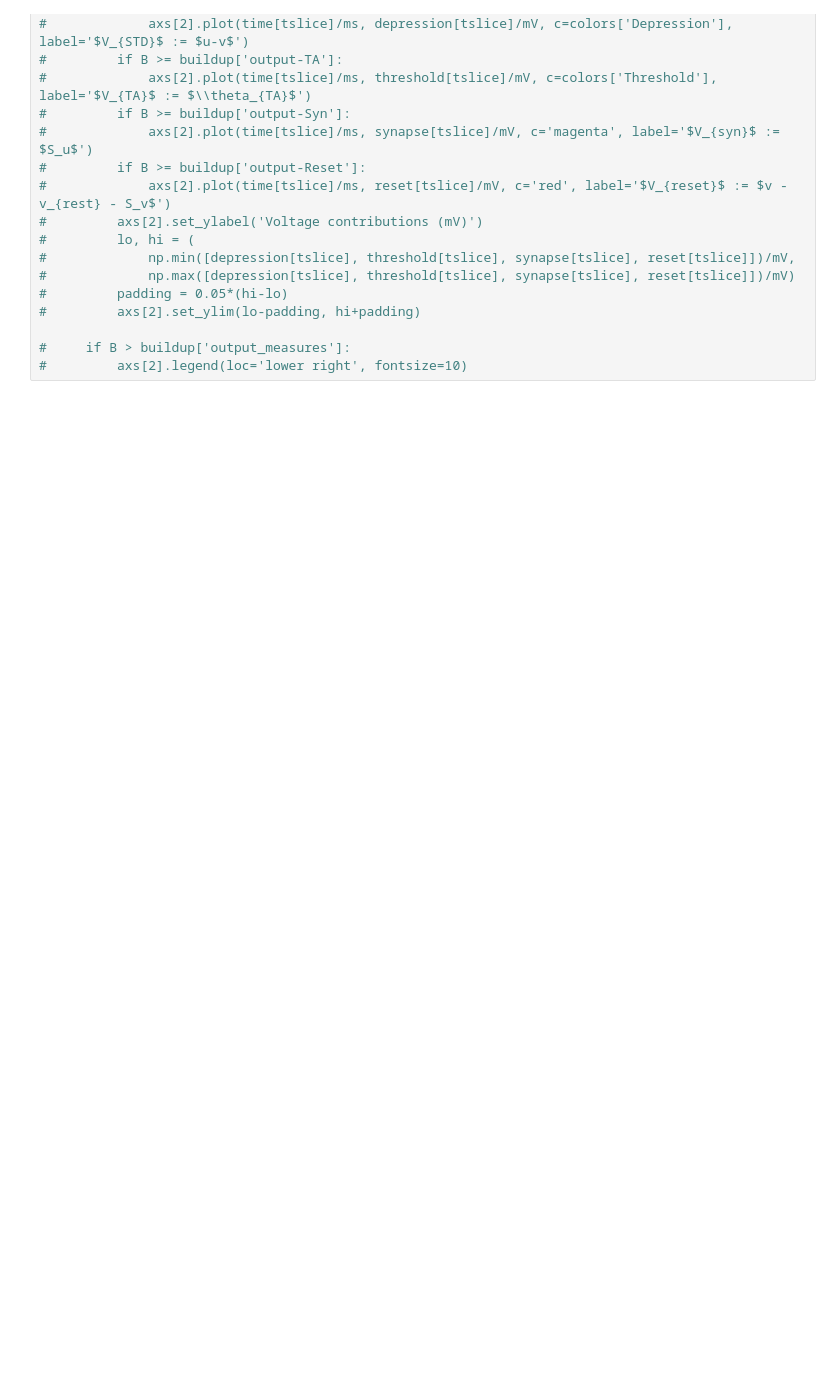
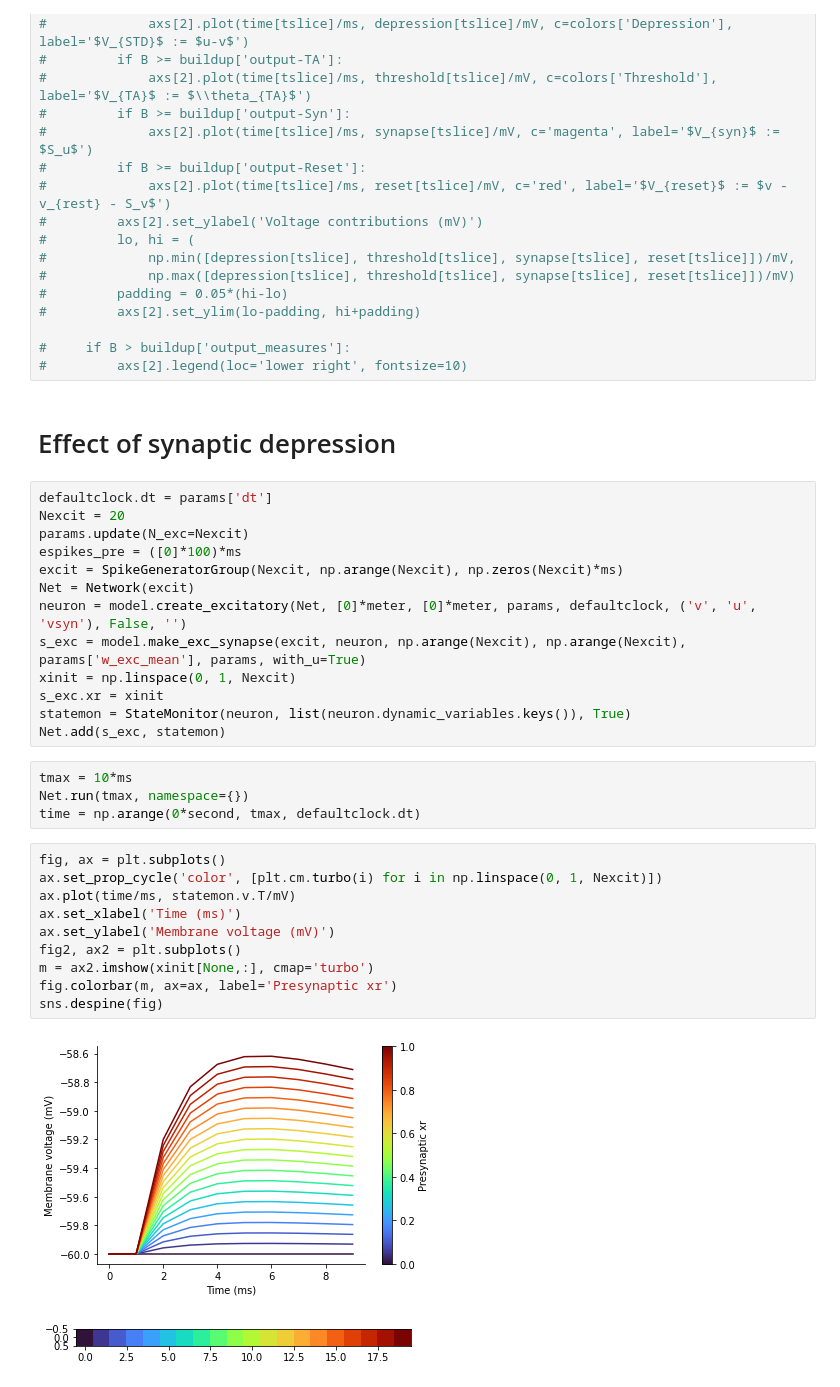
Before and after one commit to kernfel/plasticity-synergy-deviance-detection-history, a Jupyter notebook: Fig1c-3a-explaining-voltage-space.ipynb, the cells around one changed output. Cells and saved outputs as stored; diff of their text form; blank space fills up the shorter version.

```diff
--- a/Fig1c-3a-explaining-voltage-space.ipynb
+++ b/Fig1c-3a-explaining-voltage-space.ipynb
@@ -445,3 +449,35 @@ sns.despine()
 
 #     if B > buildup['output_measures']:
 #         axs[2].legend(loc='lower right', fontsize=10)
+# %% [markdown]
+# Effect of synaptic depression
+# %%
+defaultclock.dt = params['dt']
+Nexcit = 20
+params.update(N_exc=Nexcit)
+espikes_pre = ([0]*100)*ms
+excit = SpikeGeneratorGroup(Nexcit, np.arange(Nexcit), np.zeros(Nexcit)*ms)
+Net = Network(excit)
+neuron = model.create_excitatory(Net, [0]*meter, [0]*meter, params, defaultclock, ('v', 'u', 'vsyn'), False, '')
+s_exc = model.make_exc_synapse(excit, neuron, np.arange(Nexcit), np.arange(Nexcit), params['w_exc_mean'], params, with_u=True)
+xinit = np.linspace(0, 1, Nexcit)
+s_exc.xr = xinit
+statemon = StateMonitor(neuron, list(neuron.dynamic_variables.keys()), True)
+Net.add(s_exc, statemon)
+# %%
+tmax = 10*ms
+Net.run(tmax, namespace={})
+time = np.arange(0*second, tmax, defaultclock.dt)
+# %%
+fig, ax = plt.subplots()
+ax.set_prop_cycle('color', [plt.cm.turbo(i) for i in np.linspace(0, 1, Nexcit)])
+ax.plot(time/ms, statemon.v.T/mV)
+ax.set_xlabel('Time (ms)')
+ax.set_ylabel('Membrane voltage (mV)')
+fig2, ax2 = plt.subplots()
+m = ax2.imshow(xinit[None,:], cmap='turbo')
+fig.colorbar(m, ax=ax, label='Presynaptic xr')
+sns.despine(fig)
+# %% [output]
+[figure, added]
+[figure, added]
```
Also changed, not shown: parts of 3 cells of this notebook.
